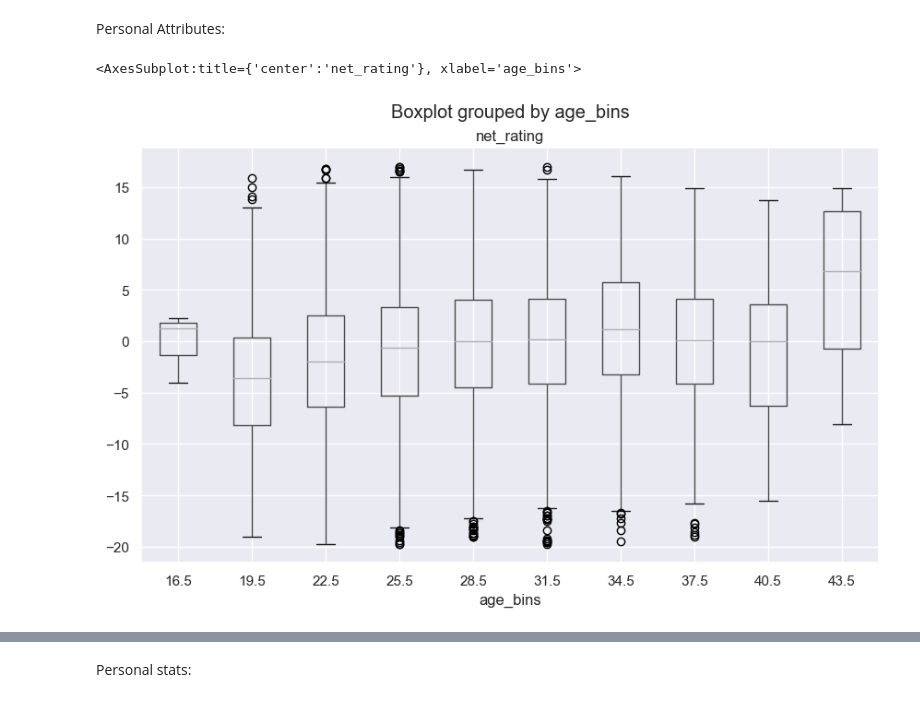
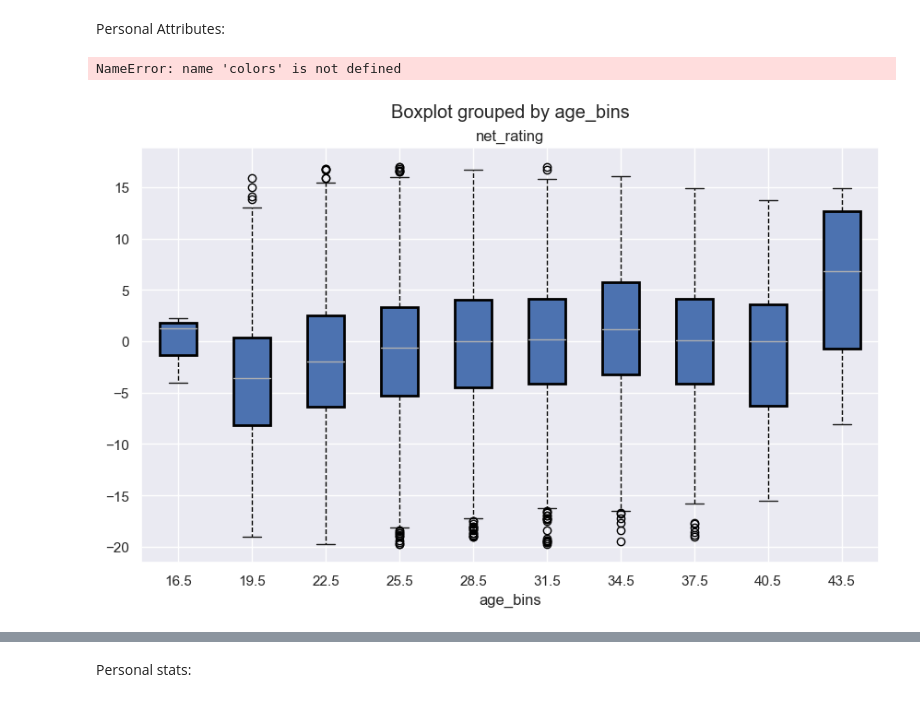
Before and after one commit to randallctc/SC1015_DSAI_Project, a Jupyter notebook: NBA_DataAnalysis_Final.ipynb, the cells around one changed output, grey strips where cells are left out. Cells and saved outputs as stored; diff of their text form; code cells hidden in the pictures.

```diff
--- a/NBA_DataAnalysis_Final.ipynb
+++ b/NBA_DataAnalysis_Final.ipynb
@@ -300,10 +300,20 @@ plt.show()
 # %% [markdown]
 Personal Attributes:
 # %%
-nba_df.boxplot(column='net_rating', by='age_bins',figsize=(10,6))
+boxprops = dict(linestyle='-', linewidth=2, color='black')
+whiskerprops = dict(linestyle='--', linewidth=1, color='black')
+
+fig, ax = plt.subplots(figsize=(10,6))
+nba_df.boxplot(column='net_rating', by='age_bins', ax=ax, patch_artist=True, boxprops=boxprops, whiskerprops=whiskerprops)
+
+for i, (age, color) in enumerate(zip(nba_df['age_bins'].unique(), colors)):
+    for patch in ax.artists[i*6:i*6+6]:
+        patch.set_facecolor(color)
+
+plt.show()
 # %% [output]
-<AxesSubplot:title={'center':'net_rating'}, xlabel='age_bins'>
+NameError: name 'colors' is not defined
-[figure, old version]
+[figure, new version]
 # %%
 correlation = nba_df['age_bins'].corr(nba_df['net_rating'])
 print("Correlation: " ,correlation)
```
Also changed, not shown: parts of 32 cells of this notebook.
